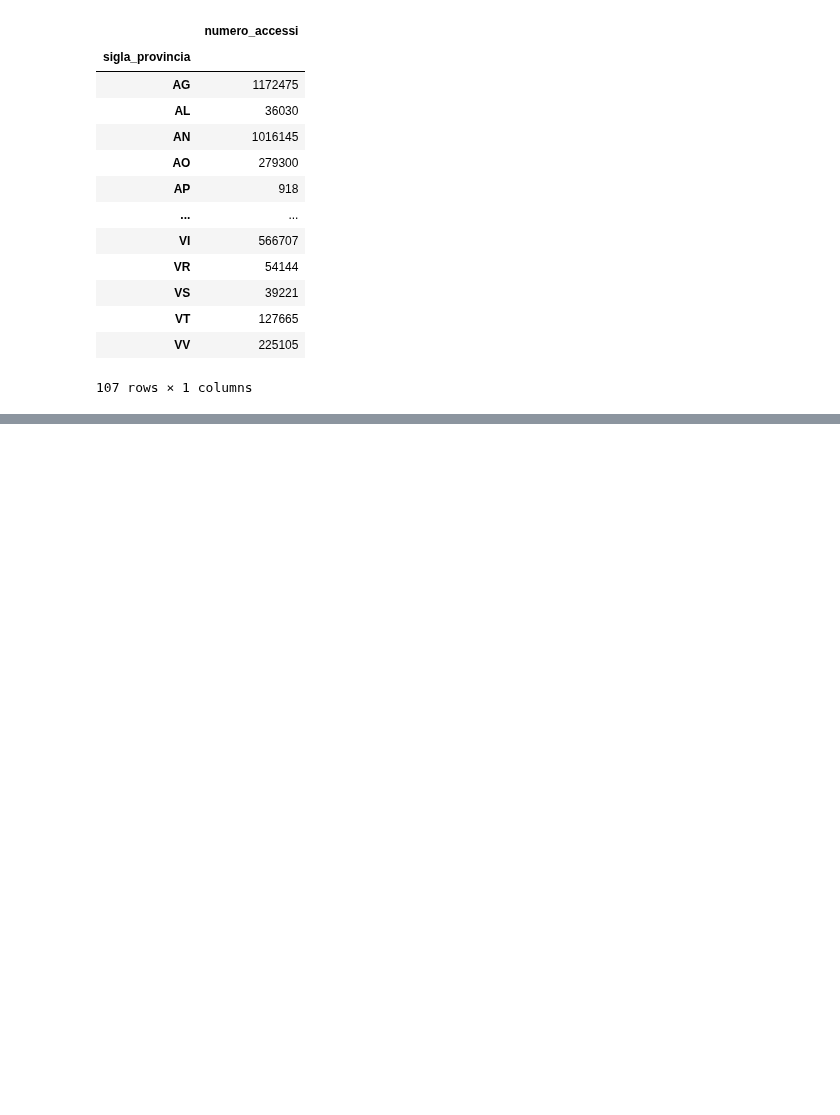
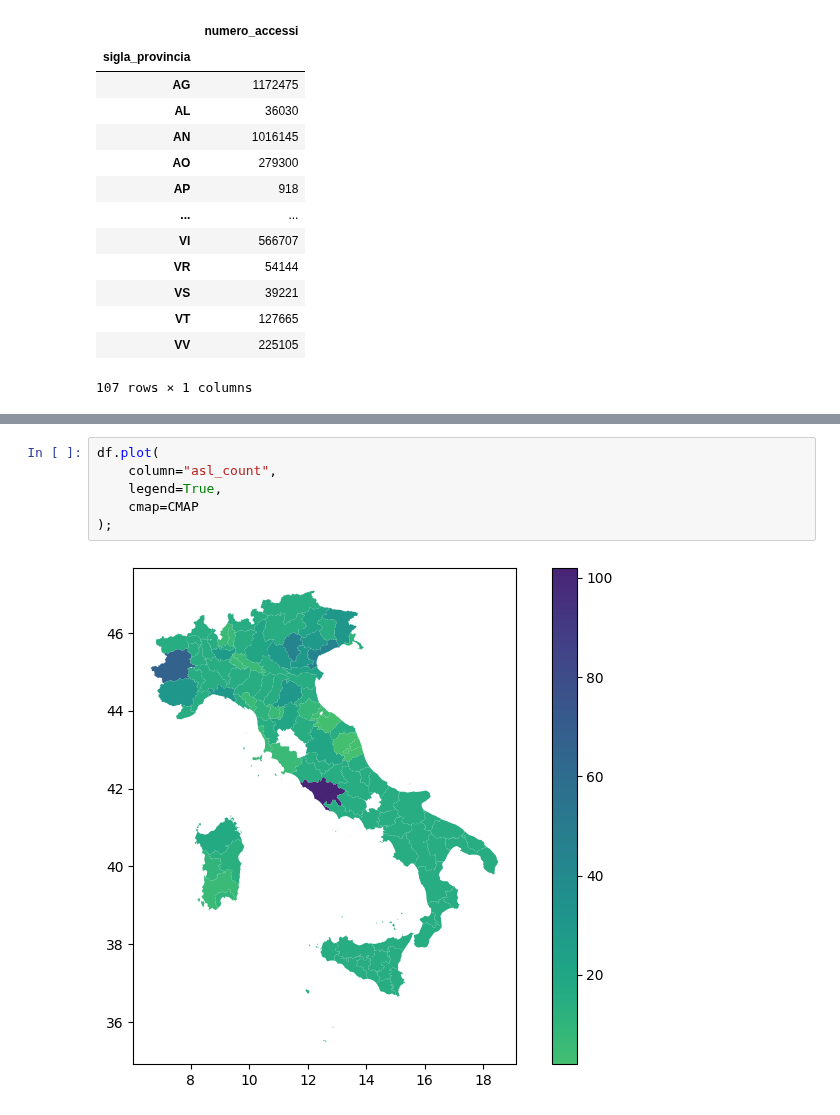
Before and after one commit to armandoschianodicola/italy-stats, a Jupyter notebook: 9/main.ipynb, the cells around one changed output, grey strips where cells are left out. Saved outputs shown, nothing was run; the diff lists cells and outputs as text; blank space fills up the shorter version.

```diff
--- a/9/main.ipynb
+++ b/9/main.ipynb
@@ -142,0 +209,8 @@ df.plot(
+# %%
+df.plot(
+    column="asl_count",
+    legend=True,
+    cmap=CMAP
+);
+# %% [output]
+[figure, added]
```
Also changed, not shown: parts of 12 cells of this notebook.
